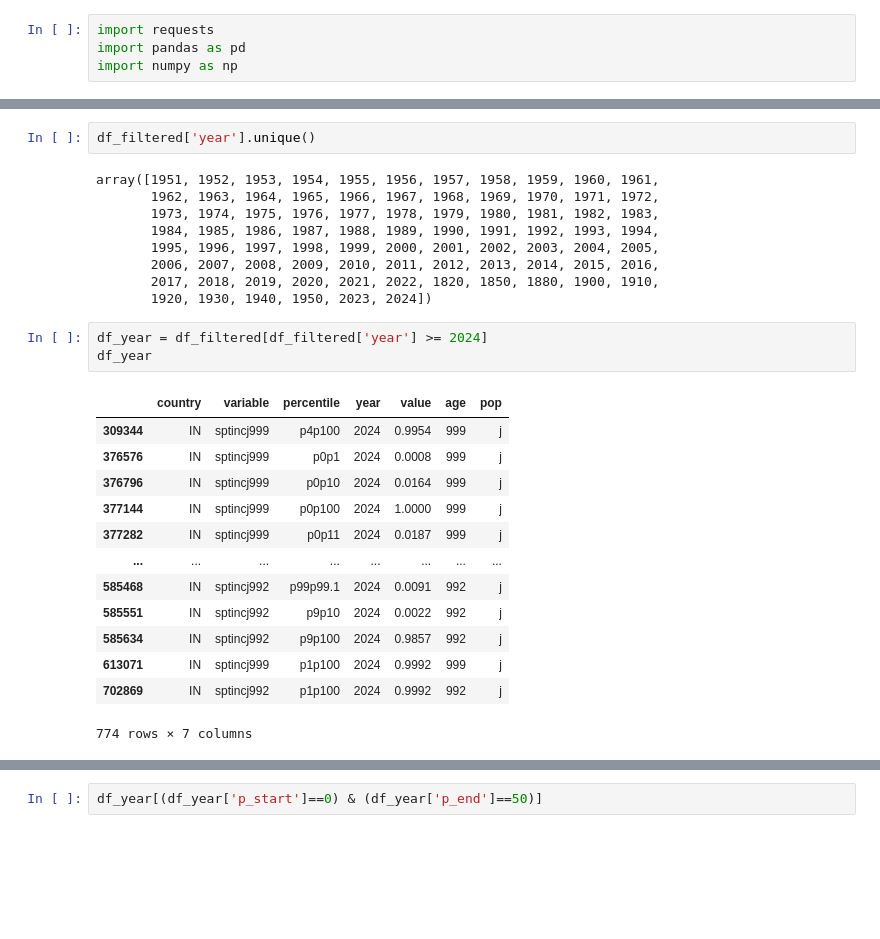
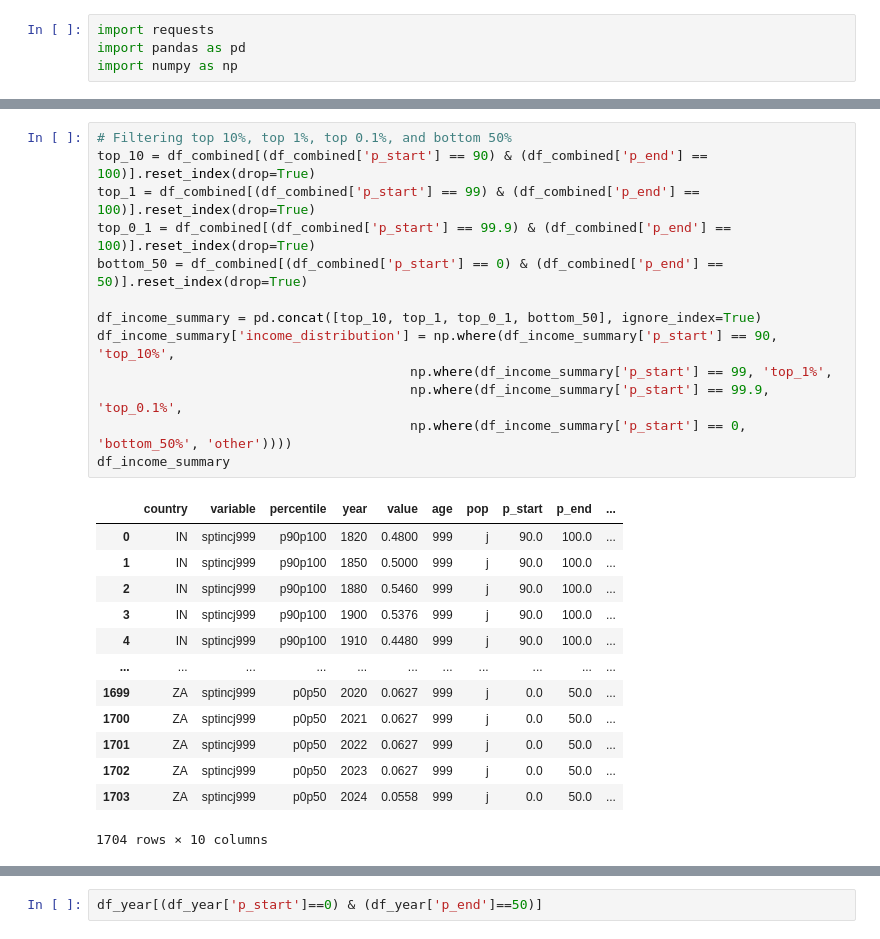
Before and after one commit to princeixr/Income_inequality, a Jupyter notebook: income.ipynb, the cells around one changed output, grey strips where cells are left out. Saved outputs shown, nothing was run; the diff lists cells and outputs as text; blank space fills up the shorter version.

```diff
--- a/income.ipynb
+++ b/income.ipynb
@@ -29,28 +75,27 @@ df_filtered.head()
 # %%
-df_filtered['year'].unique()
+# Filtering top 10%, top 1%, top 0.1%, and bottom 50%
+top_10 = df_combined[(df_combined['p_start'] == 90) & (df_combined['p_end'] == 100)].reset_index(drop=True)
+top_1 = df_combined[(df_combined['p_start'] == 99) & (df_combined['p_end'] == 100)].reset_index(drop=True)
+top_0_1 = df_combined[(df_combined['p_start'] == 99.9) & (df_combined['p_end'] == 100)].reset_index(drop=True)
+bottom_50 = df_combined[(df_combined['p_start'] == 0) & (df_combined['p_end'] == 50)].reset_index(drop=True)
+
+df_income_summary = pd.concat([top_10, top_1, top_0_1, bottom_50], ignore_index=True)
+df_income_summary['income_distribution'] = np.where(df_income_summary['p_start'] == 90, 'top_10%',
+                                        np.where(df_income_summary['p_start'] == 99, 'top_1%',
+                                        np.where(df_income_summary['p_start'] == 99.9, 'top_0.1%',
+                                        np.where(df_income_summary['p_start'] == 0, 'bottom_50%', 'other'))))
+df_income_summary
 # %% [output]
+|  | country | variable | percentile | year | value | age | pop | p_start | p_end | ... |
+| 0 | IN | sptincj999 | p90p100 | 1820 | 0.4800 | 999 | j | 90.0 | 100.0 | ... |
+| 1 | IN | sptincj999 | p90p100 | 1850 | 0.5000 | 999 | j | 90.0 | 100.0 | ... |
+| 2 | IN | sptincj999 | p90p100 | 1880 | 0.5460 | 999 | j | 90.0 | 100.0 | ... |
+| 3 | IN | sptincj999 | p90p100 | 1900 | 0.5376 | 999 | j | 90.0 | 100.0 | ... |
+| 4 | IN | sptincj999 | p90p100 | 1910 | 0.4480 | 999 | j | 90.0 | 100.0 | ... |
+| ... | ... | ... | ... | ... | ... | ... | ... | ... | ... | ... |
+| 1699 | ZA | sptincj999 | p0p50 | 2020 | 0.0627 | 999 | j | 0.0 | 50.0 | ... |
+| 1700 | ZA | sptincj999 | p0p50 | 2021 | 0.0627 | 999 | j | 0.0 | 50.0 | ... |
+| 1701 | ZA | sptincj999 | p0p50 | 2022 | 0.0627 | 999 | j | 0.0 | 50.0 | ... |
+| 1702 | ZA | sptincj999 | p0p50 | 2023 | 0.0627 | 999 | j | 0.0 | 50.0 | ... |
+| 1703 | ZA | sptincj999 | p0p50 | 2024 | 0.0558 | 999 | j | 0.0 | 50.0 | ... |
-array([1951, 1952, 1953, 1954, 1955, 1956, 1957, 1958, 1959, 1960, 1961,
-       1962, 1963, 1964, 1965, 1966, 1967, 1968, 1969, 1970, 1971, 1972,
-       1973, 1974, 1975, 1976, 1977, 1978, 1979, 1980, 1981, 1982, 1983,
-       1984, 1985, 1986, 1987, 1988, 1989, 1990, 1991, 1992, 1993, 1994,
-       1995, 1996, 1997, 1998, 1999, 2000, 2001, 2002, 2003, 2004, 2005,
-       2006, 2007, 2008, 2009, 2010, 2011, 2012, 2013, 2014, 2015, 2016,
-       2017, 2018, 2019, 2020, 2021, 2022, 1820, 1850, 1880, 1900, 1910,
-       1920, 1930, 1940, 1950, 2023, 2024])
+1704 rows × 10 columns
-# %%
-df_year = df_filtered[df_filtered['year'] >= 2024]
-df_year
-# %% [output]
-|  | country | variable | percentile | year | value | age | pop |
-| 309344 | IN | sptincj999 | p4p100 | 2024 | 0.9954 | 999 | j |
-| 376576 | IN | sptincj999 | p0p1 | 2024 | 0.0008 | 999 | j |
-| 376796 | IN | sptincj999 | p0p10 | 2024 | 0.0164 | 999 | j |
-| 377144 | IN | sptincj999 | p0p100 | 2024 | 1.0000 | 999 | j |
-| 377282 | IN | sptincj999 | p0p11 | 2024 | 0.0187 | 999 | j |
-| ... | ... | ... | ... | ... | ... | ... | ... |
-| 585468 | IN | sptincj992 | p99p99.1 | 2024 | 0.0091 | 992 | j |
-| 585551 | IN | sptincj992 | p9p10 | 2024 | 0.0022 | 992 | j |
-| 585634 | IN | sptincj992 | p9p100 | 2024 | 0.9857 | 992 | j |
-| 613071 | IN | sptincj999 | p1p100 | 2024 | 0.9992 | 999 | j |
-| 702869 | IN | sptincj992 | p1p100 | 2024 | 0.9992 | 992 | j |
-774 rows × 7 columns
```
Also changed, not shown: parts of 10 cells of this notebook, 6 other files.
